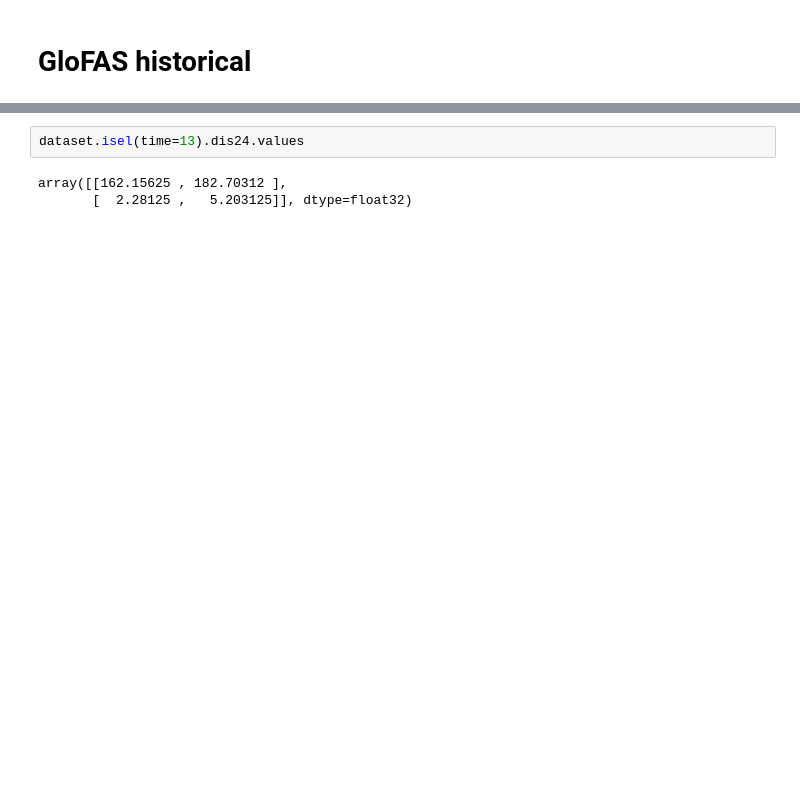
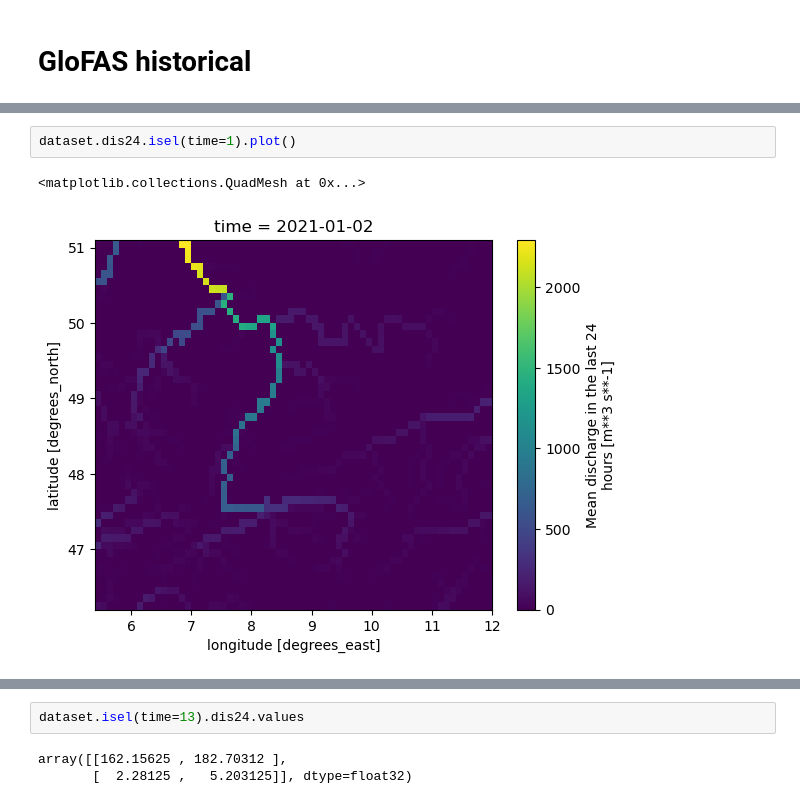
Before and after one commit to iacopoff/climetlab-cems-flood, a Jupyter notebook: notebooks/glofas-historical.ipynb, the cells around one changed output, grey strips where cells are left out. Drawn from its saved outputs; the diff is of its cells as text; blank space fills up the shorter version.

```diff
--- a/notebooks/glofas-historical.ipynb
+++ b/notebooks/glofas-historical.ipynb
@@ -56,3 +127,8 @@ dataset.dis24.latitude.values,dataset.dis24.longitude.values
+# %%
+dataset.dis24.isel(time=1).plot()
+# %% [output]
+<matplotlib.collections.QuadMesh at 0x...>
+[figure, added]
 # %%
 dataset.dis24.plot(row='latitude', col='longitude')
 # %% [output]
```
Also changed, not shown: parts of 19 cells of this notebook.
